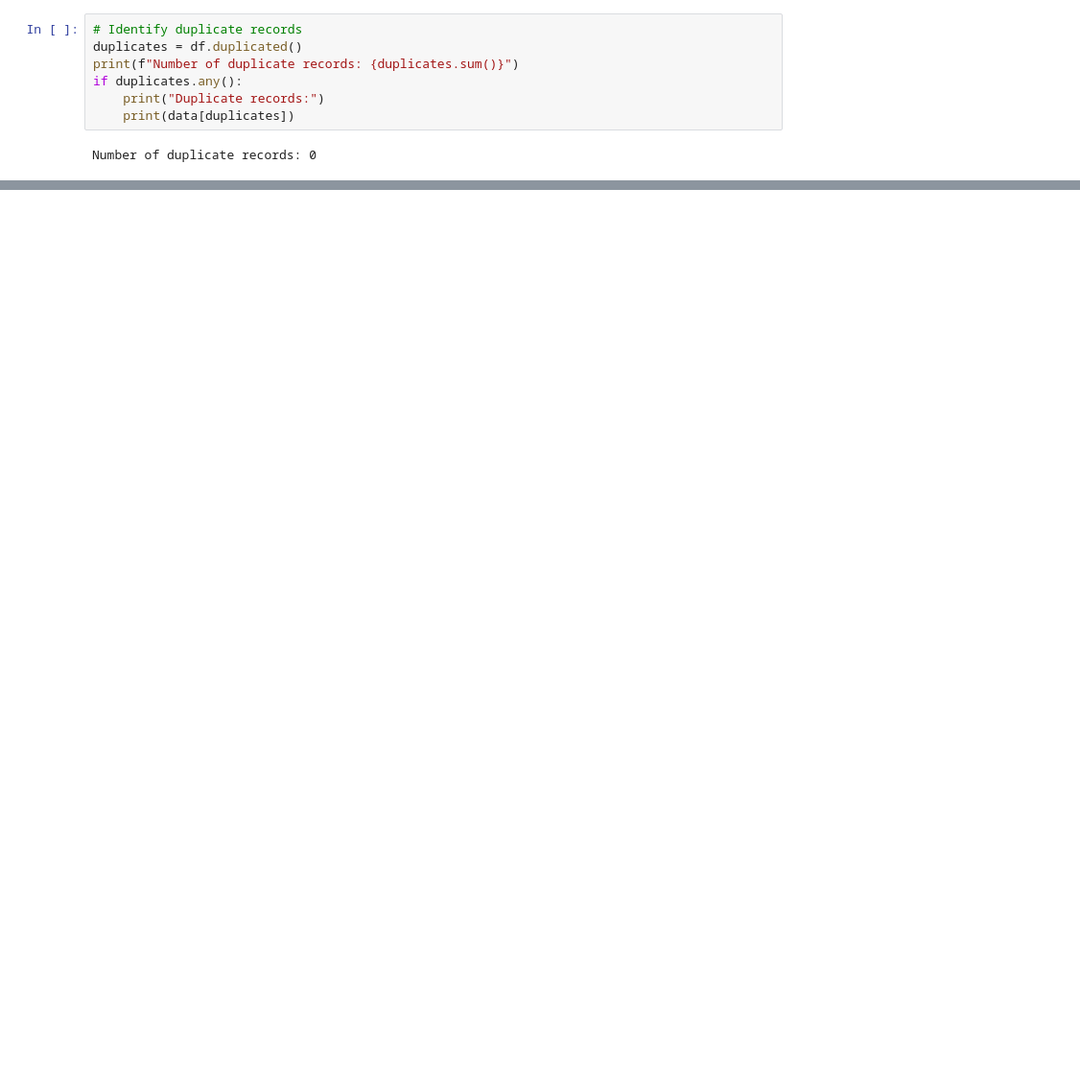
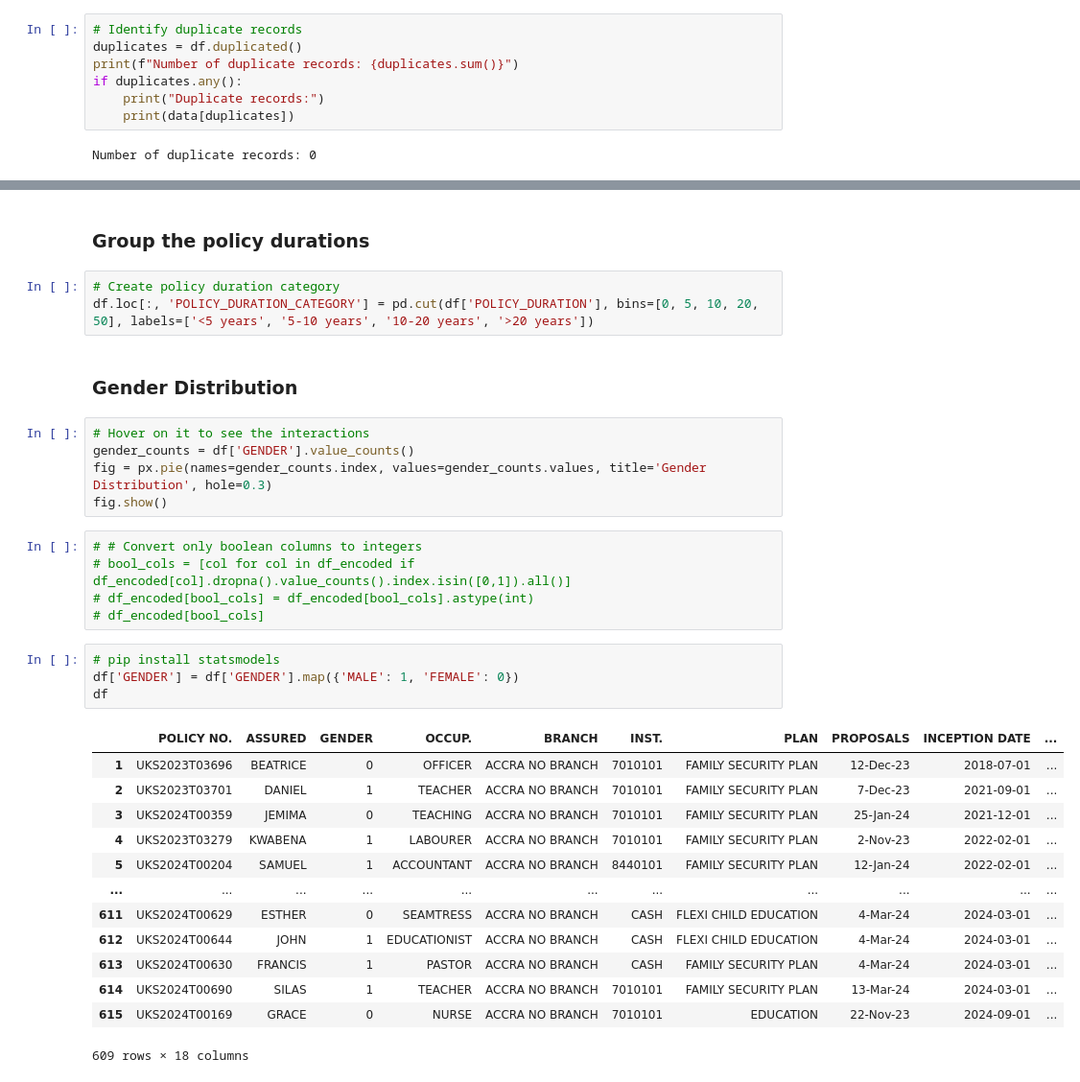
Before and after one commit to jnopareboateng/ml-library, a Jupyter notebook: Insurance/SIC preprocessing.ipynb, the cells around one changed output, grey strips where cells are left out. Shown at 96% size. Saved outputs shown, nothing was run; the diff lists cells and outputs as text; blank space fills up the shorter version.

```diff
--- a/Insurance/SIC preprocessing.ipynb
+++ b/Insurance/SIC preprocessing.ipynb
@@ -227,0 +225,35 @@ dtype: int64
+# %% [markdown]
+###  Group the policy durations
+# %%
+# Create policy duration category
+df.loc[:, 'POLICY_DURATION_CATEGORY'] = pd.cut(df['POLICY_DURATION'], bins=[0, 5, 10, 20, 50], labels=['<5 years', '5-10 years', '10-20 years', '>20 years'])
+# %% [markdown]
+### Gender Distribution
+# %%
+# Hover on it to see the interactions
+gender_counts = df['GENDER'].value_counts()
+fig = px.pie(names=gender_counts.index, values=gender_counts.values, title='Gender Distribution', hole=0.3)
+fig.show()
+# %%
+# # Convert only boolean columns to integers
+# bool_cols = [col for col in df_encoded if df_encoded[col].dropna().value_counts().index.isin([0,1]).all()]
+# df_encoded[bool_cols] = df_encoded[bool_cols].astype(int)
+# df_encoded[bool_cols]
+# %%
+# pip install statsmodels
+df['GENDER'] = df['GENDER'].map({'MALE': 1, 'FEMALE': 0})
+df
+# %% [output]
+|  | POLICY NO. | ASSURED | GENDER | OCCUP. | BRANCH | INST. | PLAN | PROPOSALS | INCEPTION DATE | ... |
+| 1 | UKS2023T03696 | BEATRICE | 0 | OFFICER | ACCRA NO BRANCH | 7010101 | FAMILY SECURITY PLAN | 12-Dec-23 | 2018-07-01 | ... |
+| 2 | UKS2023T03701 | DANIEL | 1 | TEACHER | ACCRA NO BRANCH | 7010101 | FAMILY SECURITY PLAN | 7-Dec-23 | 2021-09-01 | ... |
+| 3 | UKS2024T00359 | JEMIMA | 0 | TEACHING | ACCRA NO BRANCH | 7010101 | FAMILY SECURITY PLAN | 25-Jan-24 | 2021-12-01 | ... |
+| 4 | UKS2023T03279 | KWABENA | 1 | LABOURER | ACCRA NO BRANCH | 7010101 | FAMILY SECURITY PLAN | 2-Nov-23 | 2022-02-01 | ... |
+| 5 | UKS2024T00204 | SAMUEL | 1 | ACCOUNTANT | ACCRA NO BRANCH | 8440101 | FAMILY SECURITY PLAN | 12-Jan-24 | 2022-02-01 | ... |
+| ... | ... | ... | ... | ... | ... | ... | ... | ... | ... | ... |
+| 611 | UKS2024T00629 | ESTHER | 0 | SEAMTRESS | ACCRA NO BRANCH | CASH | FLEXI CHILD EDUCATION | 4-Mar-24 | 2024-03-01 | ... |
+| 612 | UKS2024T00644 | JOHN | 1 | EDUCATIONIST | ACCRA NO BRANCH | CASH | FLEXI CHILD EDUCATION | 4-Mar-24 | 2024-03-01 | ... |
+| 613 | UKS2024T00630 | FRANCIS | 1 | PASTOR | ACCRA NO BRANCH | CASH | FAMILY SECURITY PLAN | 4-Mar-24 | 2024-03-01 | ... |
+| 614 | UKS2024T00690 | SILAS | 1 | TEACHER | ACCRA NO BRANCH | 7010101 | FAMILY SECURITY PLAN | 13-Mar-24 | 2024-03-01 | ... |
+| 615 | UKS2024T00169 | GRACE | 0 | NURSE | ACCRA NO BRANCH | 7010101 | EDUCATION | 22-Nov-23 | 2024-09-01 | ... |
+609 rows × 18 columns
```
Also changed, not shown: parts of 44 cells of this notebook, 5 other files.
